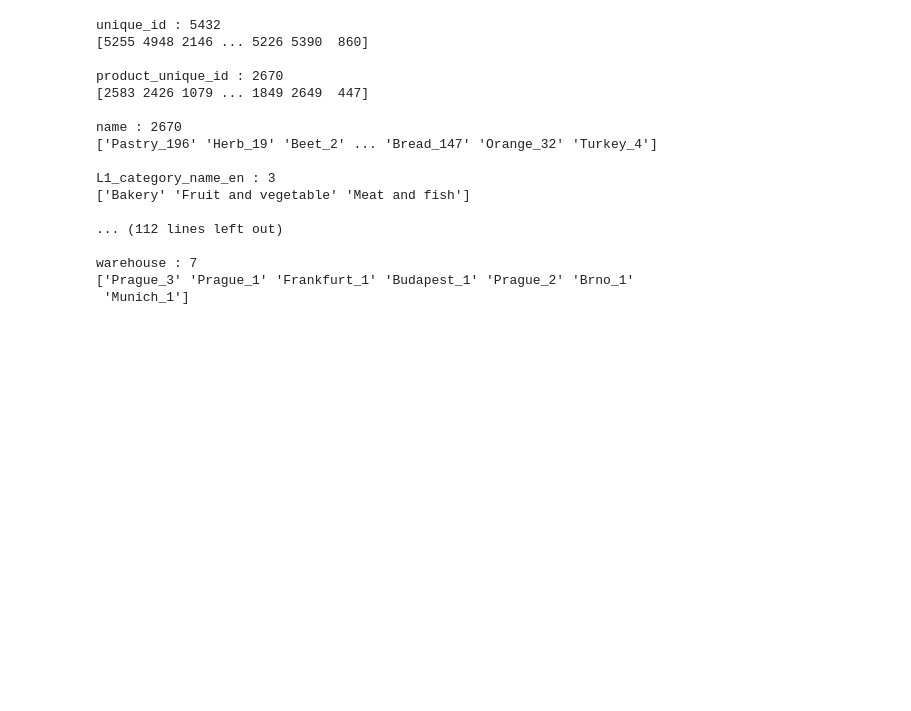
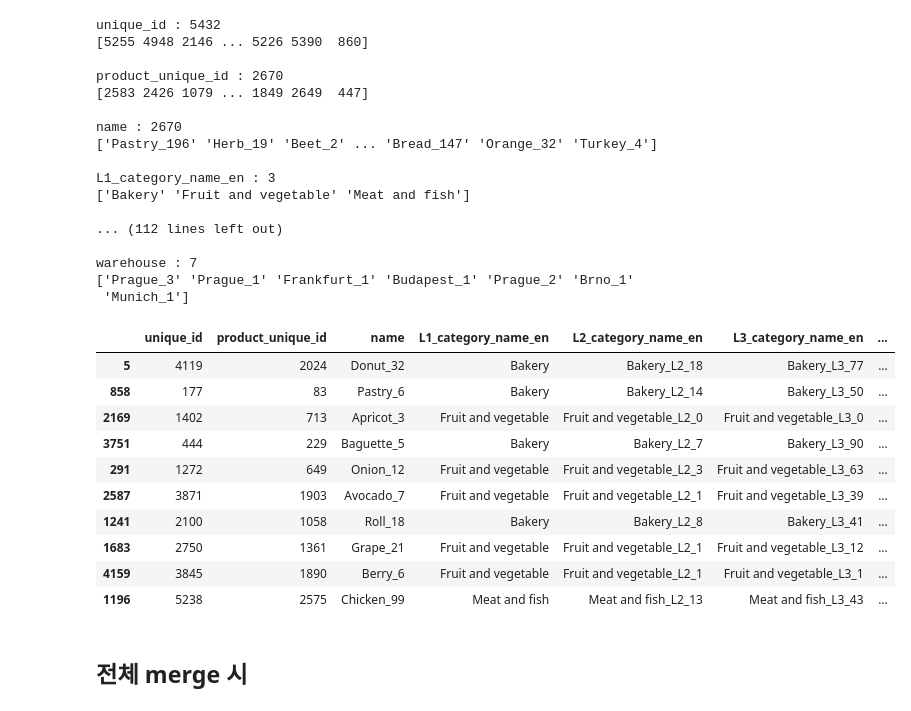
Before and after one commit to bongjooncha/kaggle_rohlik, a Jupyter notebook: data_eda/data_eda.ipynb, the cells around one changed output. Cells and saved outputs as stored; diff of their text form; code cells hidden in the pictures; blank space fills up the shorter version.

```diff
--- a/data_eda/data_eda.ipynb
+++ b/data_eda/data_eda.ipynb
@@ -92,3 +240,19 @@ L1_category_name_en : 3
 warehouse : 7
 ['Prague_3' 'Prague_1' 'Frankfurt_1' 'Budapest_1' 'Prague_2' 'Brno_1'
  'Munich_1']
+# %%
+inventory.sample(10)
+# %% [output]
+|  | unique_id | product_unique_id | name | L1_category_name_en | L2_category_name_en | L3_category_name_en | ... |
+| 5 | 4119 | 2024 | Donut_32 | Bakery | Bakery_L2_18 | Bakery_L3_77 | ... |
+| 858 | 177 | 83 | Pastry_6 | Bakery | Bakery_L2_14 | Bakery_L3_50 | ... |
+| 2169 | 1402 | 713 | Apricot_3 | Fruit and vegetable | Fruit and vegetable_L2_0 | Fruit and vegetable_L3_0 | ... |
+| 3751 | 444 | 229 | Baguette_5 | Bakery | Bakery_L2_7 | Bakery_L3_90 | ... |
+| 291 | 1272 | 649 | Onion_12 | Fruit and vegetable | Fruit and vegetable_L2_3 | Fruit and vegetable_L3_63 | ... |
+| 2587 | 3871 | 1903 | Avocado_7 | Fruit and vegetable | Fruit and vegetable_L2_1 | Fruit and vegetable_L3_39 | ... |
+| 1241 | 2100 | 1058 | Roll_18 | Bakery | Bakery_L2_8 | Bakery_L3_41 | ... |
+| 1683 | 2750 | 1361 | Grape_21 | Fruit and vegetable | Fruit and vegetable_L2_1 | Fruit and vegetable_L3_12 | ... |
+| 4159 | 3845 | 1890 | Berry_6 | Fruit and vegetable | Fruit and vegetable_L2_1 | Fruit and vegetable_L3_1 | ... |
+| 1196 | 5238 | 2575 | Chicken_99 | Meat and fish | Meat and fish_L2_13 | Meat and fish_L3_43 | ... |
+# %% [markdown]
+## 전체 merge 시
```
Also changed, not shown: parts of 13 cells of this notebook, 1 other file.
